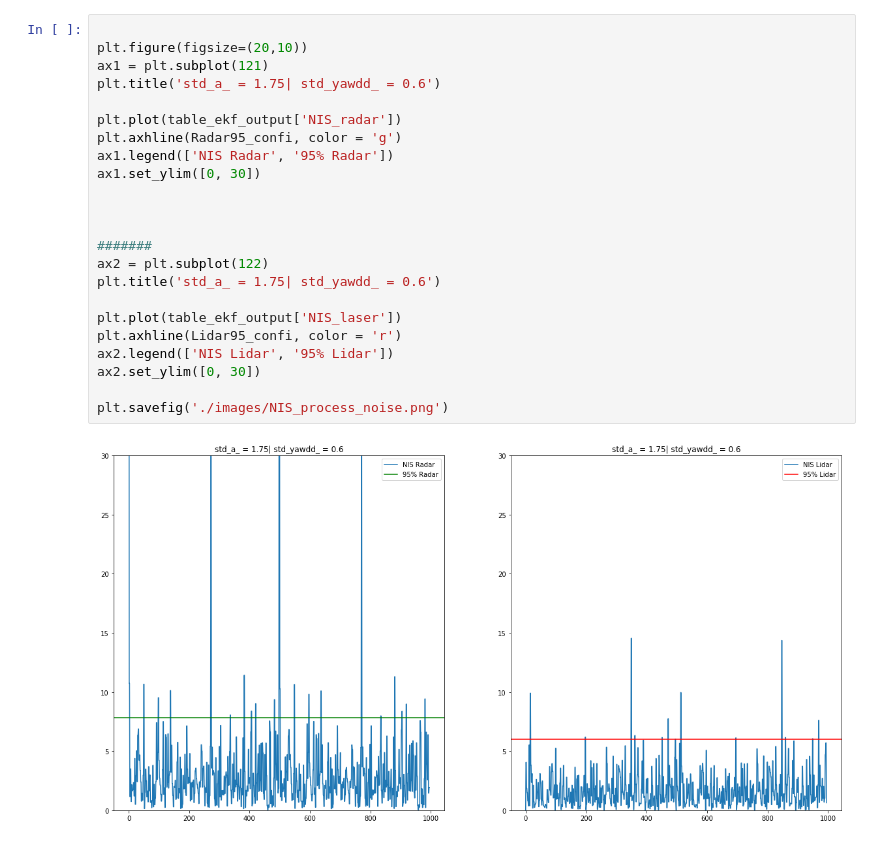
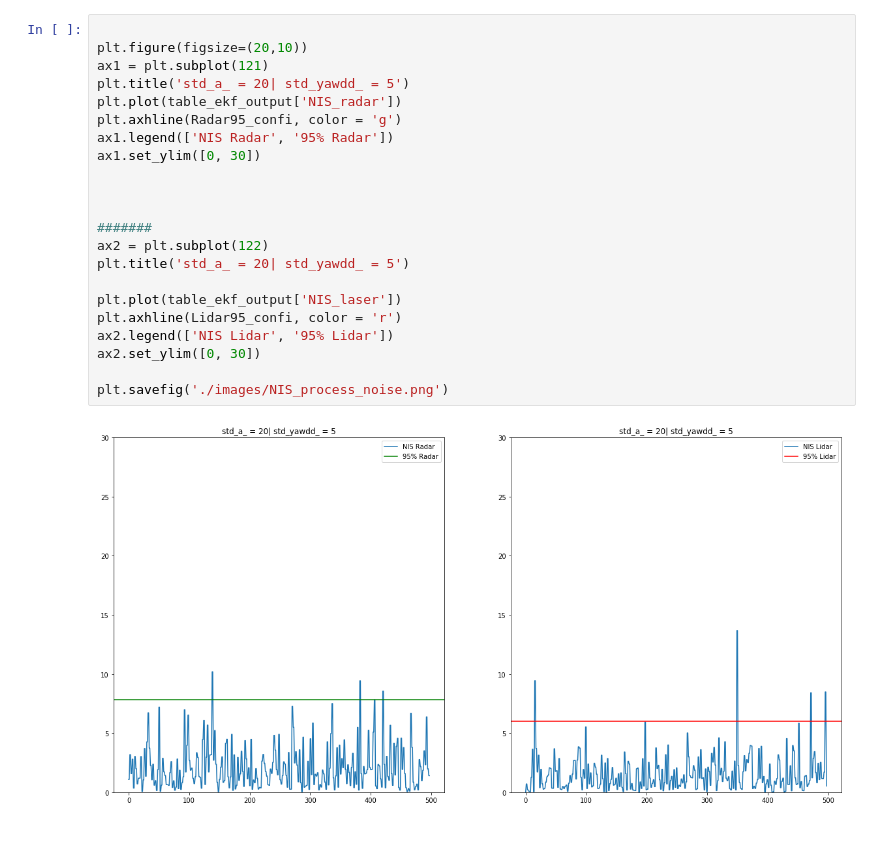
Before and after one commit to autonomobil/SDCND-P7_Unscented-Kalman-Filter, a Jupyter notebook: UKF_Visualizer.ipynb, the cells around one changed output. Drawn from its saved outputs; the diff is of its cells as text.

```diff
--- a/UKF_Visualizer.ipynb
+++ b/UKF_Visualizer.ipynb
@@ -40,25 +40,24 @@ plt.savefig('./images/Meas_vs_Kalmanfilt.png')
 # %%
 
 plt.figure(figsize=(20,10))
 ax1 = plt.subplot(121)
-plt.title('std_a_ = 1.75| std_yawdd_ = 0.6')
-
+plt.title('std_a_ = 20| std_yawdd_ = 5')
 plt.plot(table_ekf_output['NIS_radar'])
 plt.axhline(Radar95_confi, color = 'g')
 ax1.legend(['NIS Radar', '95% Radar'])
 ax1.set_ylim([0, 30])
 
 
 
 #######
 ax2 = plt.subplot(122)
-plt.title('std_a_ = 1.75| std_yawdd_ = 0.6')
+plt.title('std_a_ = 20| std_yawdd_ = 5')
 
 plt.plot(table_ekf_output['NIS_laser'])
 plt.axhline(Lidar95_confi, color = 'r')
 ax2.legend(['NIS Lidar', '95% Lidar'])
 ax2.set_ylim([0, 30])
 
 plt.savefig('./images/NIS_process_noise.png')
 # %% [output]
-[figure, old version]
+[figure, new version]
```
Also changed, not shown: parts of 2 cells of this notebook, 8 other files.
